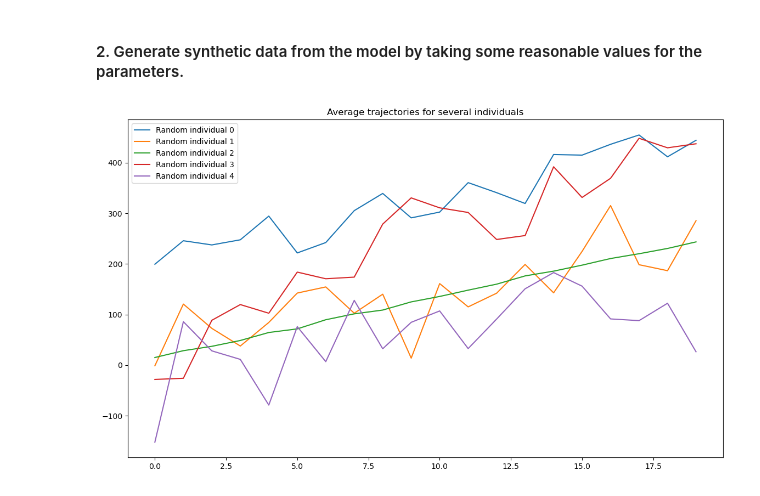
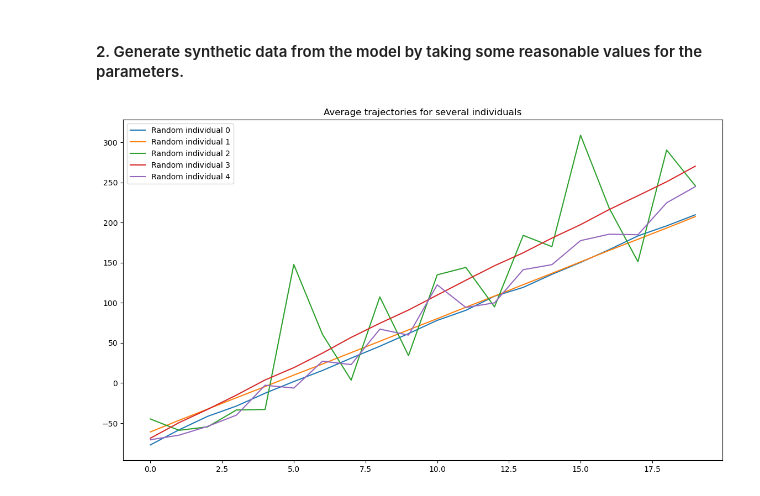
Before and after one commit to AugustinCablant/3A-class, a Jupyter notebook: Computational Statistics/TP3.ipynb, the cells around one changed output. Drawn from its saved outputs; the diff is of its cells as text; code cells hidden in the pictures.

```diff
--- a/Computational Statistics/TP3.ipynb
+++ b/Computational Statistics/TP3.ipynb
@@ -46,8 +46,8 @@ def generate_data(n_samples = 10 ** 4):
 
     t0_bar = np.random.normal(5, 0.5, n_samples)    #time
     v0_bar = np.random.normal(10, 0.5, n_samples)    #velocity
-    sigma_eps = invwishart.rvs(df = 3, scale = 5, size = n_samples)
-    sigma_tau = invwishart.rvs(df = 3, scale = 5, size = n_samples)
+    sigma_eps = invwishart.rvs(df = 3, scale = 0.5, size = n_samples)
+    sigma_tau = invwishart.rvs(df = 3, scale = 0.5, size = n_samples)
     sigma = invwishart.rvs(df = 5, scale = 10, size = (n_samples, N))
     t_0 = np.random.normal(t0_bar, sigma_t0, n_samples)
     v_0 = np.random.normal(v0_bar, sigma_v0, n_samples)
@@ -73,34 +73,34 @@ def generate_data_single():
     """
     N, ki, p_0, sigma_p0, sigma_v0, sigma_t0 = initialize_parameters()
     t0_bar = np.random.normal(5, 0.5)    #time
     v0_bar = np.random.normal(10, 0.5)    #velocity
-    sigma_eps = invwishart.rvs(df = 2, scale = 3)
-    sigma_tau = invwishart.rvs(df = 2, scale = 3)
-    sigma = invwishart.rvs(df = 1.5, scale = 10, size = N)
+    sigma_eps = invwishart.rvs(df = 2, scale = 0.5)
+    sigma_tau = invwishart.rvs(df = 2, scale = 0.5)
+    sigma = invwishart.rvs(df = 1.5, scale = 0.5, size = N)
     t_0 = np.random.normal(t0_bar, sigma_t0)
     v_0 = np.random.normal(v0_bar, sigma_v0)
     epsilons_i = np.random.normal(0.5, sigma_eps, N)
     alpha_i = np.exp(epsilons_i)    # size = (N, n_samples)
     tau_i = np.random.normal(0, sigma_tau, N)
     d = average_trajectory(p_0, v_0, t_0)
     Y = []
     for i in range(N):
         epsilon_i_j = np.random.normal(0, sigma[i], size = ki)   # for individual i
         d_i = individual_trajectory(p_0, v_0, t_0, alpha_i[i], tau_i[i])    # individual trajectory
         y_i = [d_i(j) for j in range(ki)] + epsilon_i_j   # size = (N, ki)
         Y.append(y_i)
     Y.append(y_i)
     return np.array(Y)
 
 
 Y = generate_data_single()
 plt.figure(figsize = (14, 8))
 plt.title("Average trajectories for several individuals")
 sample_index = np.random.choice(range(Y.shape[0]), 5, replace = False)
 sample = Y[sample_index]
 for i in range(5):
     plt.plot(range(Y.shape[1]), sample[i, :], label = f"Random individual {i}")
 plt.legend()
 plt.show()
 # %% [output]
-[figure, old version]
+[figure, new version]
```
Also changed, not shown: parts of 2 cells of this notebook.
